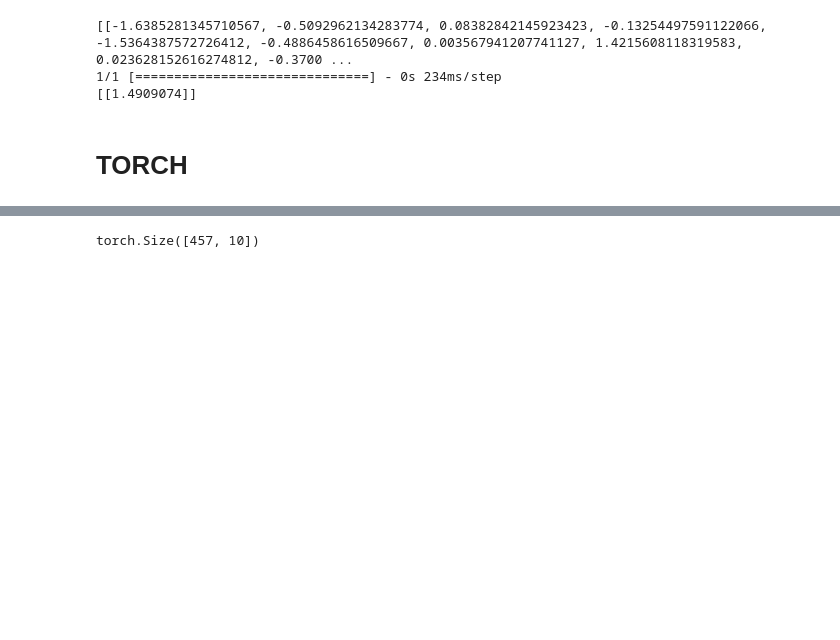
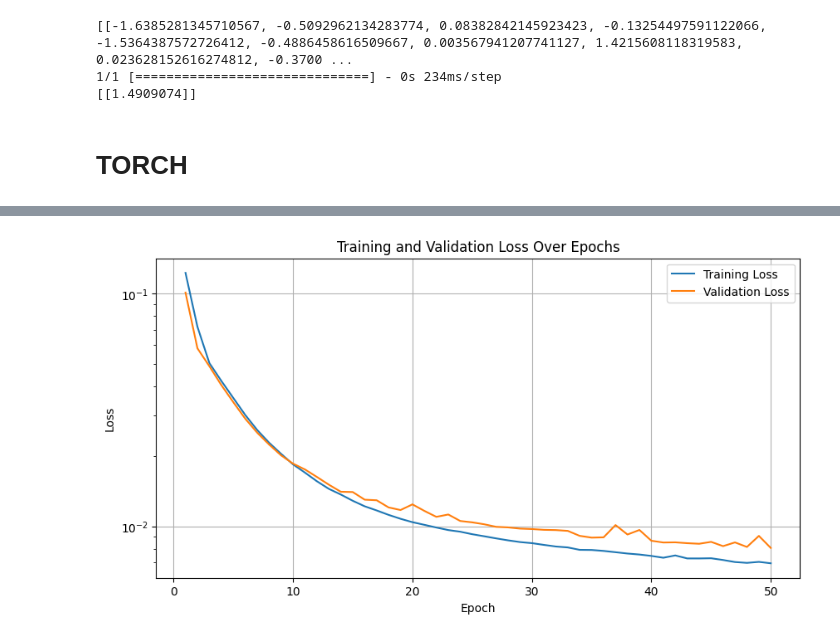
Before and after one commit to yifeidong0/dynamicCageForMPPI, a Jupyter notebook: scripts/cage_metric_trainer.ipynb, the cells around one changed output, grey strips where cells are left out. Saved outputs shown, nothing was run; the diff lists cells and outputs as text; code cells hidden in the pictures; blank space fills up the shorter version.

```diff
--- a/scripts/cage_metric_trainer.ipynb
+++ b/scripts/cage_metric_trainer.ipynb
@@ -333,16 +349,18 @@ class NeuralNetwork(nn.Module):
         return self.linear_relu_stack(x)
 # %%
 # Assuming 'inputs' and 'labels' are your data
+# labels = [[s,m] for s,m in zip(success_labels, maneuver_labels)]
+labels = success_labels
 X_train, X_test, y_train, y_test = train_test_split(inputs, labels, test_size=0.15, random_state=42)
 
-# Min-Max Scaling
+# # Min-Max Scaling
 min_max_scaler = MinMaxScaler()
-X_train_minmax = min_max_scaler.fit_transform(X_train)
-X_test_minmax = min_max_scaler.transform(X_test)
+X_train = min_max_scaler.fit_transform(X_train)
+X_test = min_max_scaler.transform(X_test)
 joblib.dump(min_max_scaler, 'scaler_minmax.pkl')
 
 # Standardization
-standard_scaler = StandardScaler()
-X_train_standard = standard_scaler.fit_transform(X_train)
-X_test_standard = standard_scaler.transform(X_test)
+# standard_scaler = StandardScaler()
+# X_train = standard_scaler.fit_transform(X_train)
+# X_test = standard_scaler.transform(X_test)
 # joblib.dump(min_max_scaler, 'scaler_standard.pkl')
@@ -356,12 +369,12 @@ array([0.20086576, 0.76980991, 0.48601316, 0.28220192, 0.167497  ,
 # %%
-X_train, X_val, y_train, y_val = train_test_split(X_train_minmax, y_train, test_size=0.2, random_state=42)  # 0.25 x 0.8 = 0.2
+X_train, X_val, y_train, y_val = train_test_split(X_train, y_train, test_size=0.2, random_state=42)  # 0.25 x 0.8 = 0.2
 
 # Convert arrays to PyTorch tensors
 X_train_tensor = torch.tensor(X_train, dtype=torch.float32)
 y_train_tensor = torch.tensor(y_train, dtype=torch.float32)
 X_val_tensor = torch.tensor(X_val, dtype=torch.float32)
 y_val_tensor = torch.tensor(y_val, dtype=torch.float32)
-X_test_tensor = torch.tensor(X_test_minmax, dtype=torch.float32)
+X_test_tensor = torch.tensor(X_test, dtype=torch.float32)
 y_test_tensor = torch.tensor(y_test, dtype=torch.float32)
 
 # Create datasets and dataloaders
@@ -377,17 +390,21 @@ test_loader = DataLoader(test_dataset, batch_size=batch_size, shuffle=False)
 model = NeuralNetwork()
 
 # Define the optimizer and loss function
-learning_rate = 5e-5
+learning_rate = 3e-5
 optimizer = optim.Adam(model.parameters(), lr=learning_rate)
 loss_fn = nn.MSELoss()
 # %%
-# Training the model
-epochs = 400
+train_losses = []
+val_losses = []
+epochs = 50
 for epoch in range(epochs):
     train_loss = train_loop(train_loader, model, loss_fn, optimizer)
     val_loss = val_loop(val_loader, model, loss_fn)
 
-    print(f"Epoch {epoch+1}\n-------------------------------")
+    train_losses.append(train_loss)
+    val_losses.append(val_loss)
+
+    print(f"Epoch {epoch + 1}\n-------------------------------")
     print(f"Training Loss: {train_loss:.4f}")
     print(f"Validation Loss: {val_loss:.4f}\n")
 # %% [output]
@@ -411,7 +428,20 @@ Validation Loss: 0.2596
-# %%
-X_test_tensor.shape
-# %% [output]
-torch.Size([457, 10])
+# %%
+# Create a plot of training and validation losses
+fig = plt.figure(figsize=(10, 5))
+ax = fig.add_subplot()
+plt.plot(range(1, epochs + 1), train_losses, label="Training Loss")
+plt.plot(range(1, epochs + 1), val_losses, label="Validation Loss")
+ax.set_yscale('log')
+plt.xlabel("Epoch")
+plt.ylabel("Loss")
+plt.title("Training and Validation Loss Over Epochs")
+plt.legend()
+plt.grid(True)
+
+# Display the plot
+plt.show()
+# %% [output]
+[figure, added]
 # %%
 # Evaluation
 model.eval()
```
Also changed, not shown: parts of 14 cells of this notebook, 11 other files.
